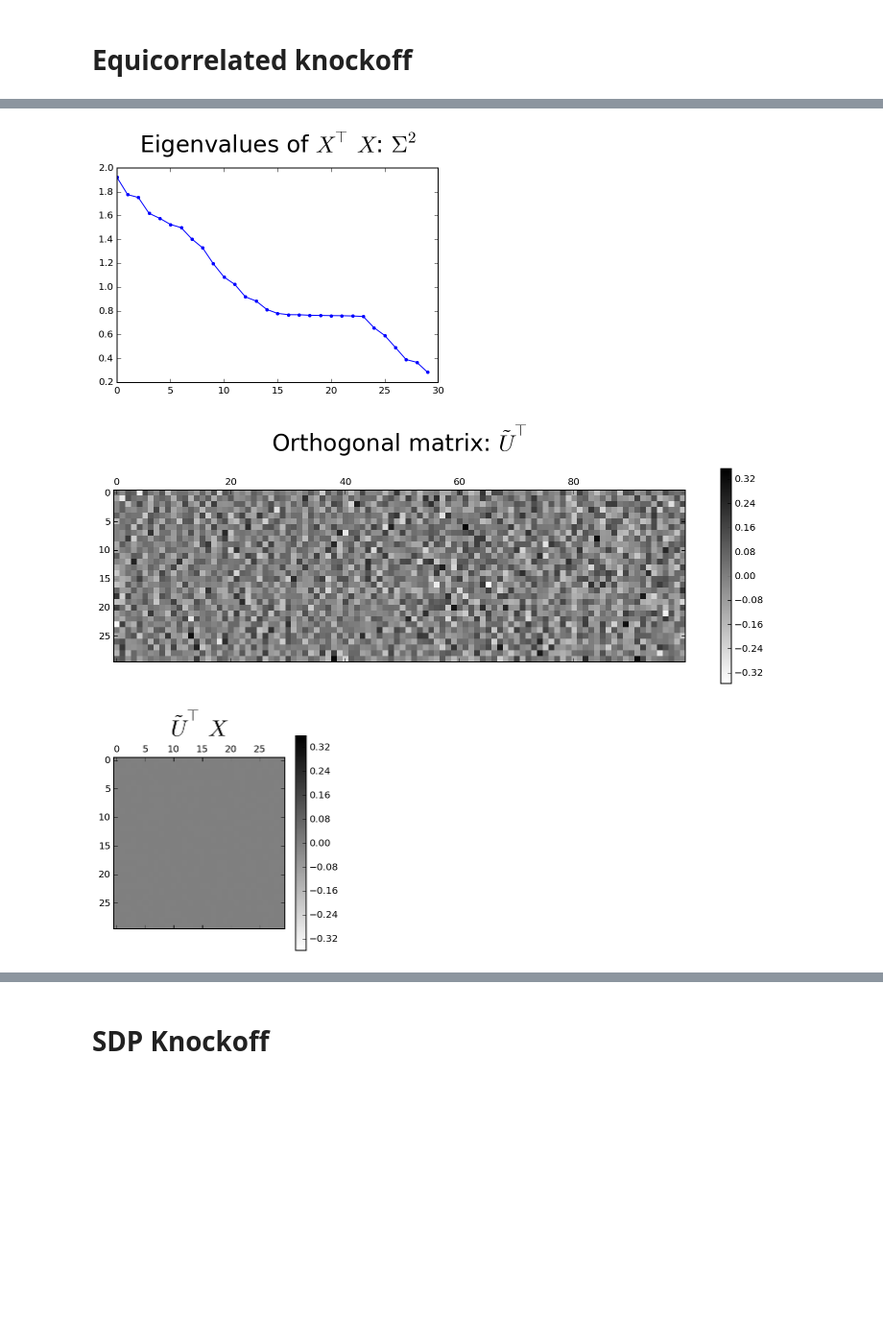
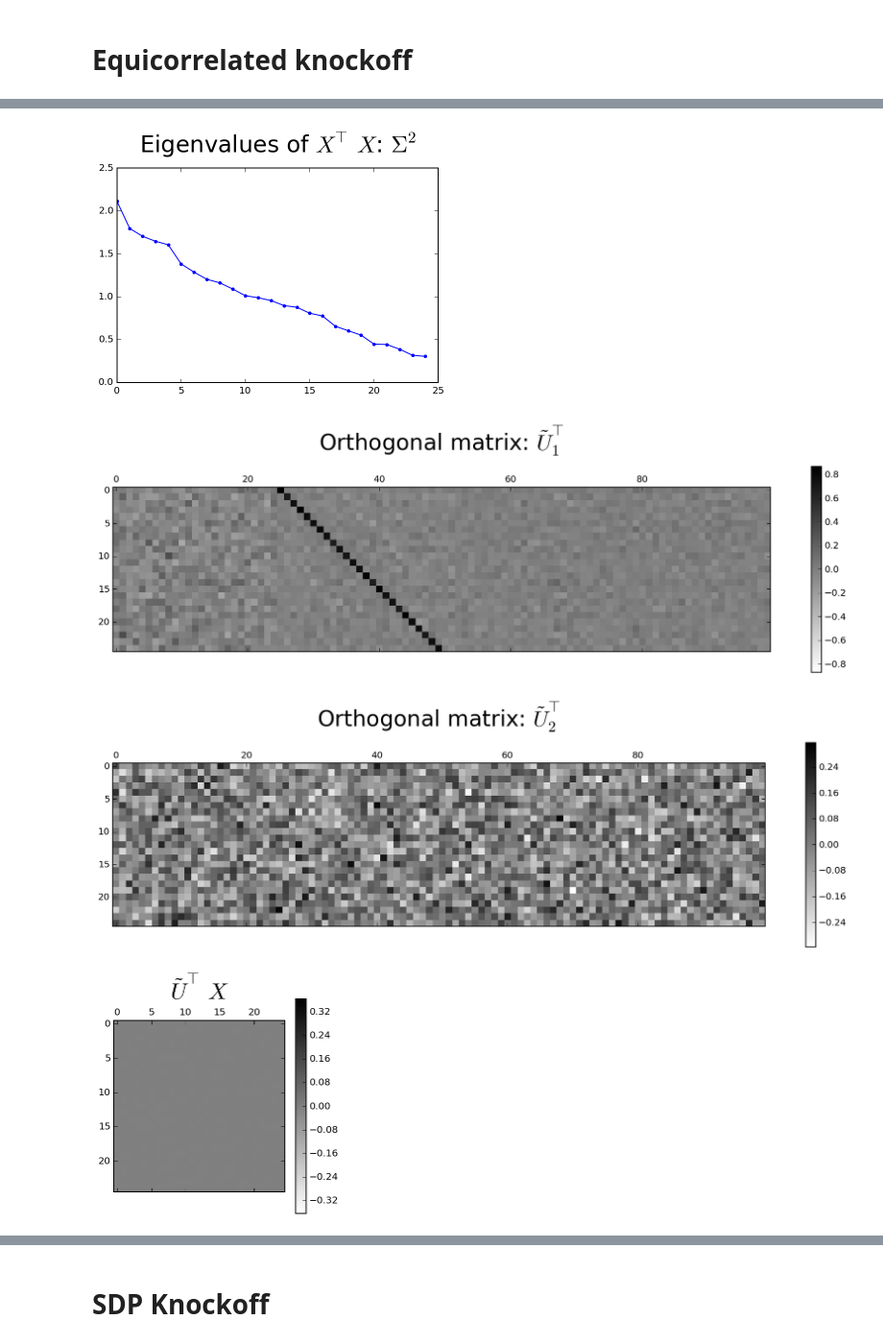
Before and after one commit to alexhuth/knockoff, a Jupyter notebook: Knockoff.ipynb, the cells around one changed output, grey strips where cells are left out. Shown at 96% size. Cells and saved outputs as stored; diff of their text form; code cells hidden in the pictures; blank space fills up the shorter version.

Commit message:
now does U_perp two different ways

```diff
--- a/Knockoff.ipynb
+++ b/Knockoff.ipynb
@@ -27,8 +27,8 @@ def matshow_symm(data, *args, **kwargs):
 # and partly noise features (which are uncorrelated)
 
 n = 100
-psine = 24 # number of sinusoidal features
-pnoise = 6 # number of noise features
+psine = 1 # number of sinusoidal features
+pnoise = 24 # number of noise features
 p = psine + pnoise # total number of features
 
 randomize = False
@@ -73,17 +69,19 @@ U,S,Vh = np.linalg.svd(X, full_matrices=False)
 # Create U_perp, "an orthonormal matrix whose column space is orthogonal to that of X"
 # by taking "skinny" QR decomposition of U (i.e. padded w/ zeros)
 # (from MATLAB code)
-#Q,R = np.linalg.qr(np.hstack([U, np.zeros_like(X)])) # <-- method used by Barber & Candes
-#Q,R = np.linalg.qr(np.hstack([U, np.eye(n,p)]))
-Q,R = np.linalg.qr(np.hstack([U, np.random.randn(n,p)]))
-U_perp = Q[:,p:2*p]
+Q1,R1 = np.linalg.qr(np.hstack([U, np.zeros_like(X)])) # <-- method used by Barber & Candes
+Q2,R2 = np.linalg.qr(np.hstack([U, np.random.randn(n,p)]))
+
+U_perp1 = Q1[:,p:2*p]
+U_perp2 = Q2[:,p:2*p]
 
 if randomize:
-    Q2,_ = np.linalg.qr(np.random.randn(p,p))
-    U_perp = np.dot(U_perp, Q2)
+    q,_ = np.linalg.qr(np.random.randn(p,p))
+    U_perp = np.dot(U_perp, q)
 
 # Confirm orthogonality, i.e. U_perp' . X = 0
-print "U_perp' . X = 0:", np.allclose(np.dot(U_perp.T, X), 0)
+print "U_perp1' . X = 0:", np.allclose(np.dot(U_perp1.T, X), 0)
+print "U_perp2' . X = 0:", np.allclose(np.dot(U_perp2.T, X), 0)
 
 
 # Compute s, the amount of direct cross-correlation removed
@@ -96,14 +94,18 @@ print "s =", s
 X_ko_1 = np.dot(np.dot(U, np.diag(S - s/S)), Vh)
 
 # Second part of knockoff X: U~ . C (2.3)
-X_ko_2 = np.dot(np.dot(U_perp, np.diag(np.sqrt(2 * s - s ** 2 / S ** 2))), Vh)
+X_ko_2_1 = np.dot(np.dot(U_perp1, np.diag(np.sqrt(2 * s - s ** 2 / S ** 2))), Vh)
+X_ko_2_2 = np.dot(np.dot(U_perp2, np.diag(np.sqrt(2 * s - s ** 2 / S ** 2))), Vh)
 
 # Full knockoff X (2.3)
-X_ko = X_ko_1 + X_ko_2
+X_ko1 = X_ko_1 + X_ko_2_1
+X_ko2 = X_ko_1 + X_ko_2_2
 
 # Confirm properties of X~
 # Compute G = autocovariance and cross-covariance of X and X~ (2.1)
-G = np.dot(np.hstack([X, X_ko]).T, np.hstack([X, X_ko]))
+G1 = np.dot(np.hstack([X, X_ko1]).T, np.hstack([X, X_ko1]))
+G2 = np.dot(np.hstack([X, X_ko2]).T, np.hstack([X, X_ko2]))
 
-print "X' . X~ = (X' . X) - diag(s): ", np.allclose(np.dot(X.T, X) - s * np.eye(p), G[p:,:p])
+print "X' . X~1 = (X' . X) - diag(s): ", np.allclose(np.dot(X.T, X) - s * np.eye(p), G1[p:,:p])
+print "X' . X~2 = (X' . X) - diag(s): ", np.allclose(np.dot(X.T, X) - s * np.eye(p), G2[p:,:p])
 # %% [output]
@@ -114,17 +118,23 @@ X' . X~ = (X' . X) - diag(s):  True
 plot(S ** 2, '.-');
 title(r"Eigenvalues of $X^\top X$: $\Sigma^2$", y=1.05);
 # %% [output]
-[figure, old version]
+[figure, new version]
 # %%
-matshow_symm(U_perp.T); colorbar();
-rtitle(r"Orthogonal matrix: $\~U^\top$");
+matshow_symm(U_perp1.T); colorbar();
+rtitle(r"Orthogonal matrix: $\~U^\top_1$");
+
+matshow_symm(U_perp2.T); colorbar();
+rtitle(r"Orthogonal matrix: $\~U^\top_2$");
+
+assert np.allclose(np.dot(U_perp1.T, X), np.dot(U_perp2.T, X))
 
 xmax = np.abs(X).max()
-matshow(np.dot(U_perp.T, X), vmin=-xmax, vmax=xmax); colorbar();
+matshow(np.dot(U_perp1.T, X), vmin=-xmax, vmax=xmax); colorbar();
 title(r"$\~U^\top X$", y=1.1);
 # %% [output]
-[figure, old version]
+[figure, new version]
-[figure, old version]
+[figure, new version]
+[figure, added]
 # %%
 matshow_symm(X.T); colorbar();
 rtitle(r"Original features: $X^\top$");
```
Also changed, not shown: parts of 10 cells of this notebook.
